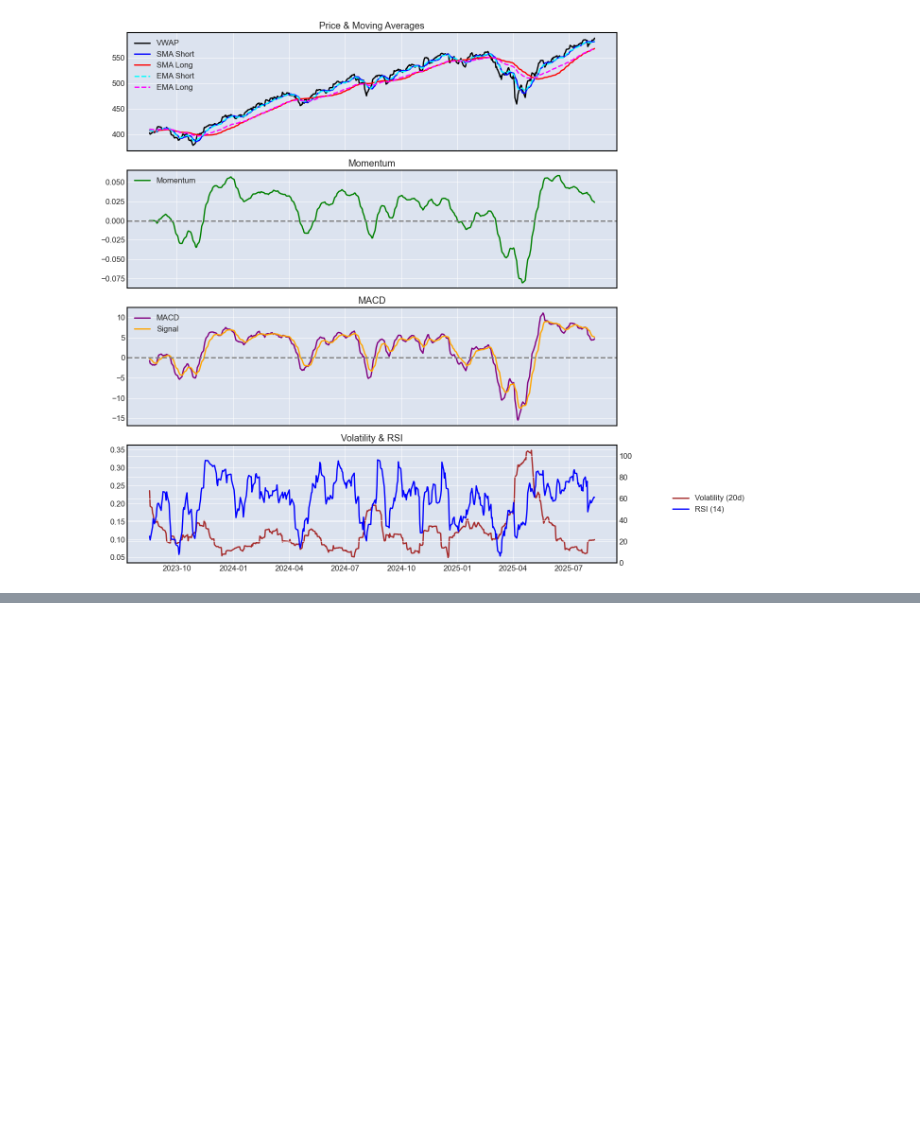
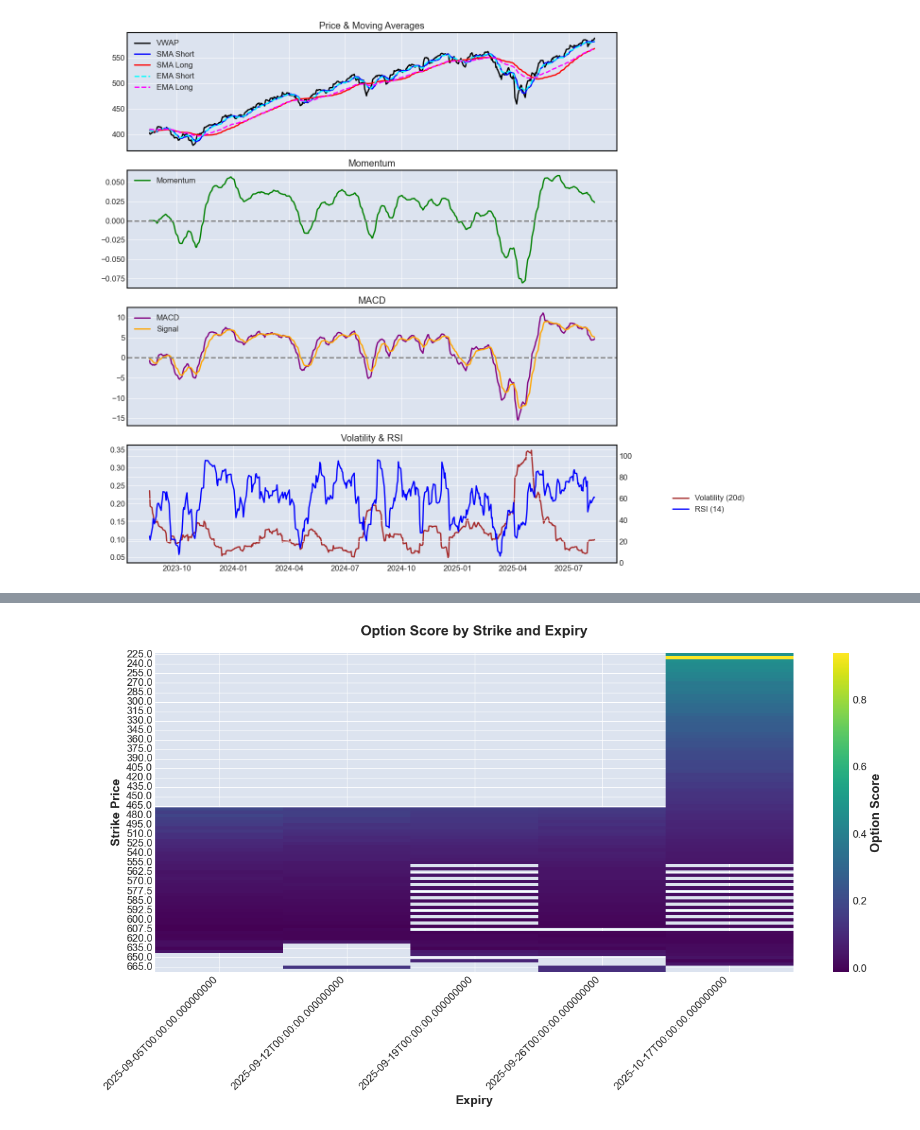
Before and after one commit to mkovacevich18/stonks, a Jupyter notebook: notebooks/options.ipynb, the cells around one changed output, grey strips where cells are left out. Drawn from its saved outputs; the diff is of its cells as text; code cells hidden in the pictures; blank space fills up the shorter version.

```diff
--- a/notebooks/options.ipynb
+++ b/notebooks/options.ipynb
@@ -762,0 +824,4 @@ def plot_indicators(indicators_df):
+# %%
+plot_score_heatmap(options)
+# %% [output]
+[figure, added]
```
Also changed, not shown: parts of 8 cells of this notebook.
